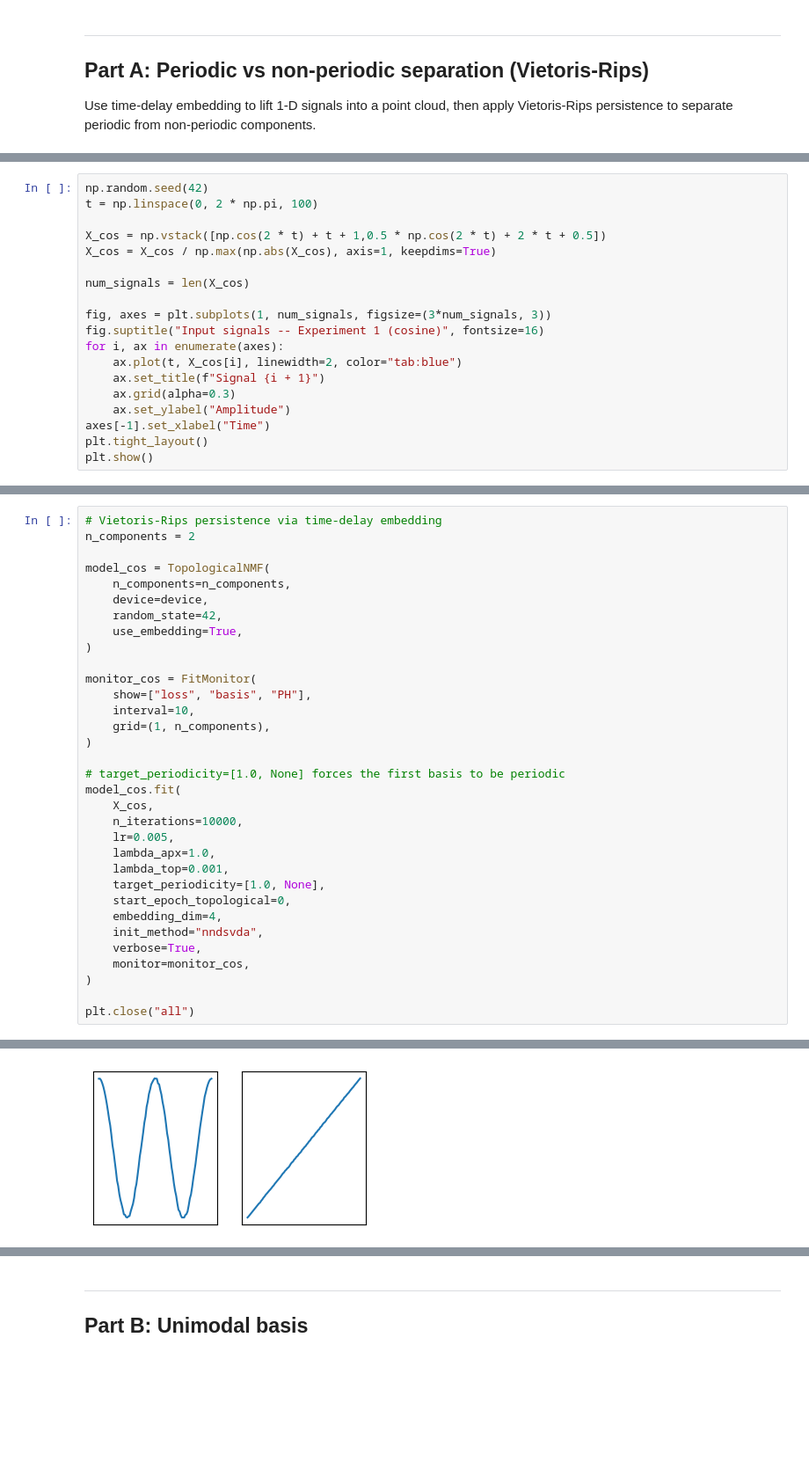
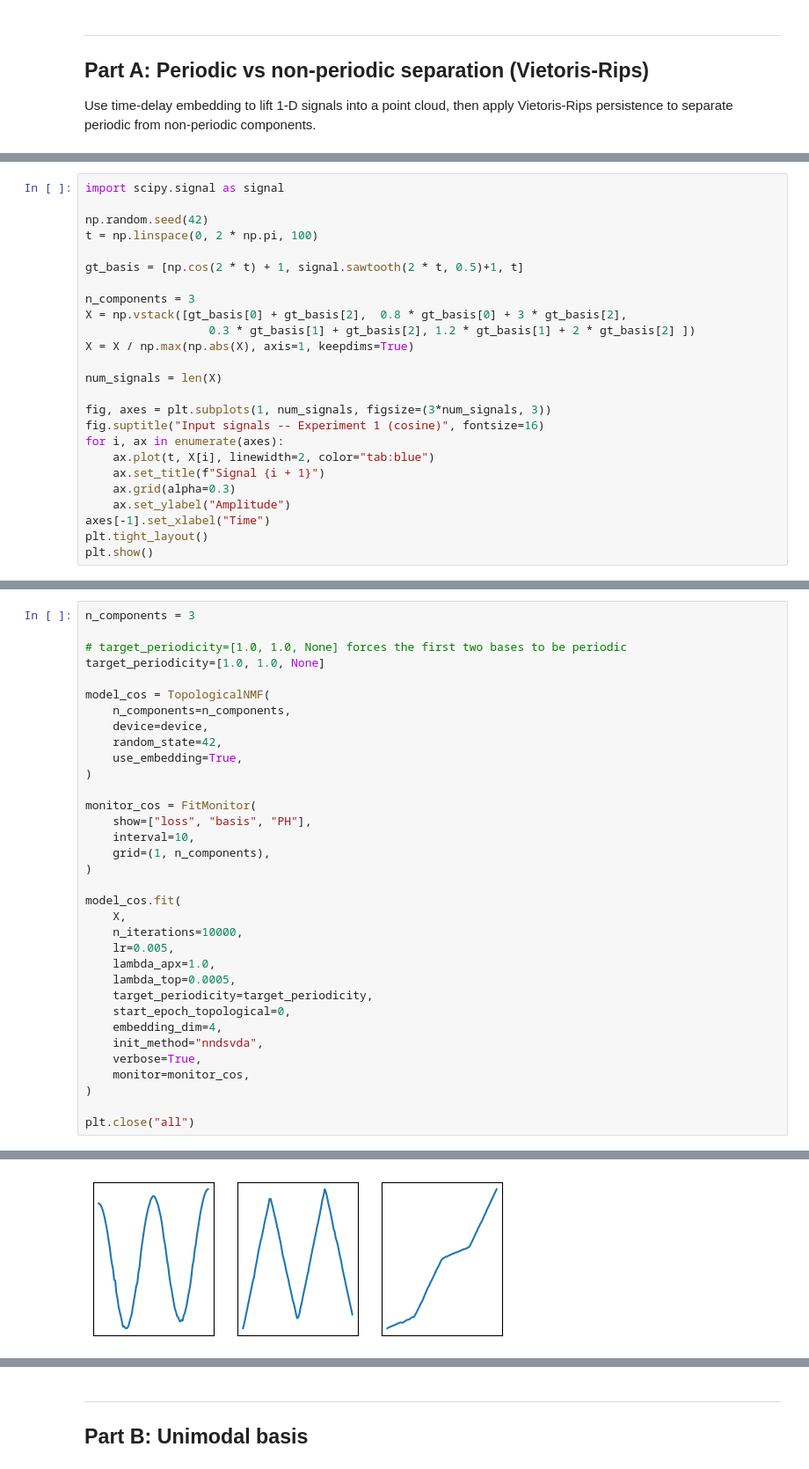
Before and after one commit to shizuo-kaji/TopNMF, a Jupyter notebook: notebook/1DSignal.ipynb, the cells around one changed output, grey strips where cells are left out. Shown at 88% size. Drawn from its saved outputs; the diff is of its cells as text; blank space fills up the shorter version.

```diff
--- a/notebook/1DSignal.ipynb
+++ b/notebook/1DSignal.ipynb
@@ -35,16 +33,22 @@ Use time-delay embedding to lift 1-D signals into a point cloud, then apply Viet
 # %%
+import scipy.signal as signal
+
 np.random.seed(42)
 t = np.linspace(0, 2 * np.pi, 100)
 
-X_cos = np.vstack([np.cos(2 * t) + t + 1,0.5 * np.cos(2 * t) + 2 * t + 0.5])
-X_cos = X_cos / np.max(np.abs(X_cos), axis=1, keepdims=True)
+gt_basis = [np.cos(2 * t) + 1, signal.sawtooth(2 * t, 0.5)+1, t]
 
-num_signals = len(X_cos)
+n_components = 3
+X = np.vstack([gt_basis[0] + gt_basis[2],  0.8 * gt_basis[0] + 3 * gt_basis[2],
+                  0.3 * gt_basis[1] + gt_basis[2], 1.2 * gt_basis[1] + 2 * gt_basis[2] ])
+X = X / np.max(np.abs(X), axis=1, keepdims=True)
+
+num_signals = len(X)
 
 fig, axes = plt.subplots(1, num_signals, figsize=(3*num_signals, 3))
 fig.suptitle("Input signals -- Experiment 1 (cosine)", fontsize=16)
 for i, ax in enumerate(axes):
-    ax.plot(t, X_cos[i], linewidth=2, color="tab:blue")
+    ax.plot(t, X[i], linewidth=2, color="tab:blue")
     ax.set_title(f"Signal {i + 1}")
     ax.grid(alpha=0.3)
     ax.set_ylabel("Amplitude")
@@ -56,6 +60,8 @@ plt.show()
 # %%
-# Vietoris-Rips persistence via time-delay embedding
-n_components = 2
+n_components = 3
+
+# target_periodicity=[1.0, 1.0, None] forces the first two bases to be periodic
+target_periodicity=[1.0, 1.0, None]
 
 model_cos = TopologicalNMF(
     n_components=n_components,
@@ -70,14 +76,13 @@ monitor_cos = FitMonitor(
     grid=(1, n_components),
 )
 
-# target_periodicity=[1.0, None] forces the first basis to be periodic
 model_cos.fit(
-    X_cos,
+    X,
     n_iterations=10000,
     lr=0.005,
     lambda_apx=1.0,
-    lambda_top=0.001,
-    target_periodicity=[1.0, None],
+    lambda_top=0.0005,
+    target_periodicity=target_periodicity,
     start_epoch_topological=0,
     embedding_dim=4,
     init_method="nndsvda",
@@ -91 +96 @@ plt.close("all")
-[figure, old version]
+[figure, new version]
```
Also changed, not shown: parts of 12 cells of this notebook.
